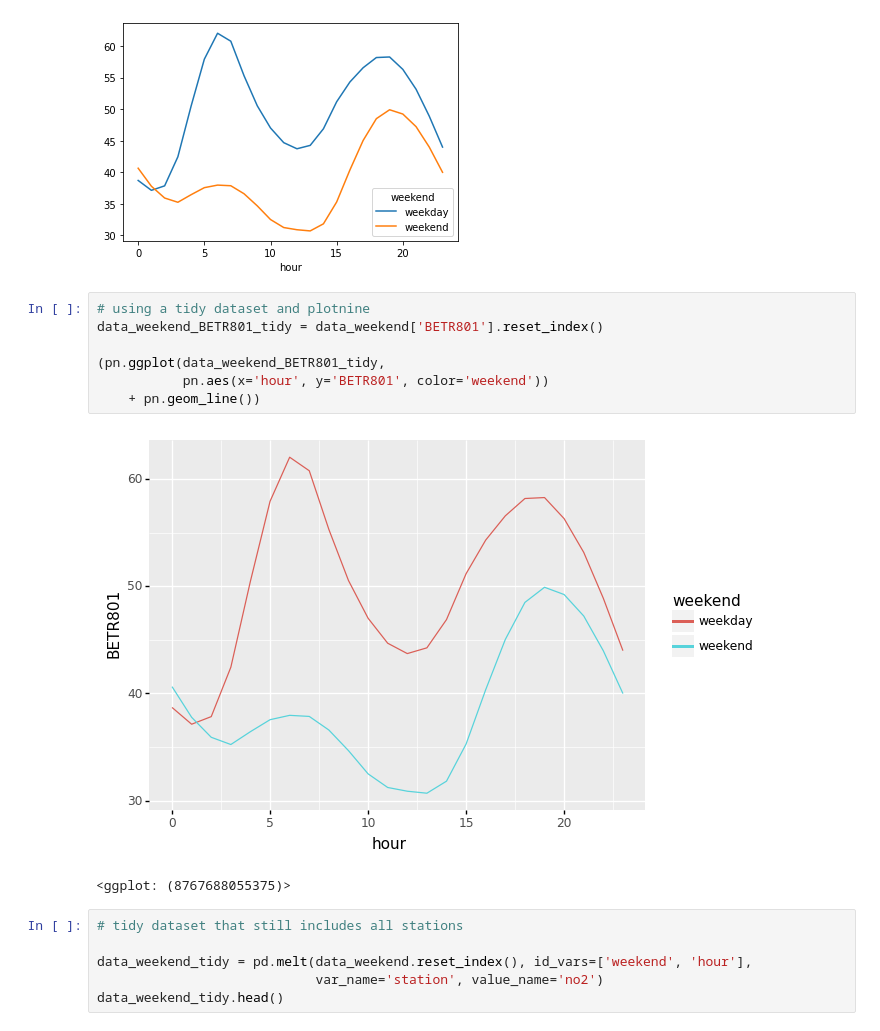
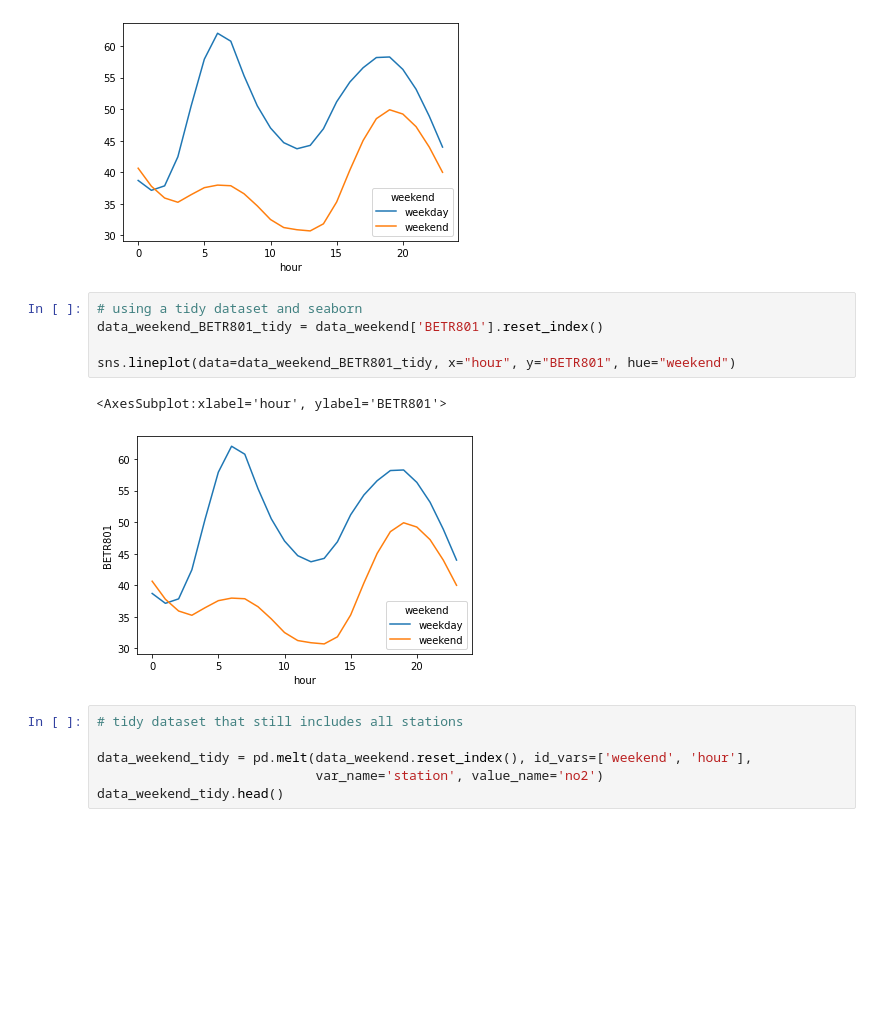
Before and after one commit to jorisvandenbossche/DS-python-data-analysis, a Jupyter notebook: _solved/case4_air_quality_analysis.ipynb, the cells around one changed output. Saved outputs shown, nothing was run; the diff lists cells and outputs as text; blank space fills up the shorter version.

```diff
--- a/_solved/case4_air_quality_analysis.ipynb
+++ b/_solved/case4_air_quality_analysis.ipynb
@@ -438,15 +438,13 @@ data_weekend_BETR801.plot()
 <AxesSubplot:xlabel='hour'>
 [figure]
 # %%
-# using a tidy dataset and plotnine
+# using a tidy dataset and seaborn
 data_weekend_BETR801_tidy = data_weekend['BETR801'].reset_index()
 
-(pn.ggplot(data_weekend_BETR801_tidy,
-           pn.aes(x='hour', y='BETR801', color='weekend'))
-    + pn.geom_line())
+sns.lineplot(data=data_weekend_BETR801_tidy, x="hour", y="BETR801", hue="weekend")
 # %% [output]
+<AxesSubplot:xlabel='hour', ylabel='BETR801'>
-[figure, old version]
+[figure, new version]
-<ggplot: (8767688055375)>
 # %%
 # tidy dataset that still includes all stations
 
```
Also changed, not shown: parts of 29 cells of this notebook, 1 other file.
